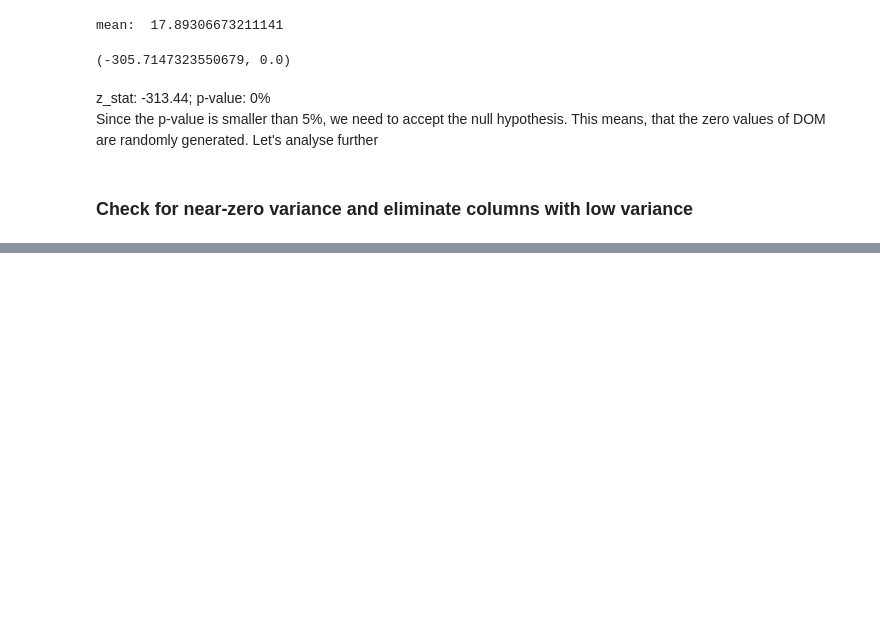
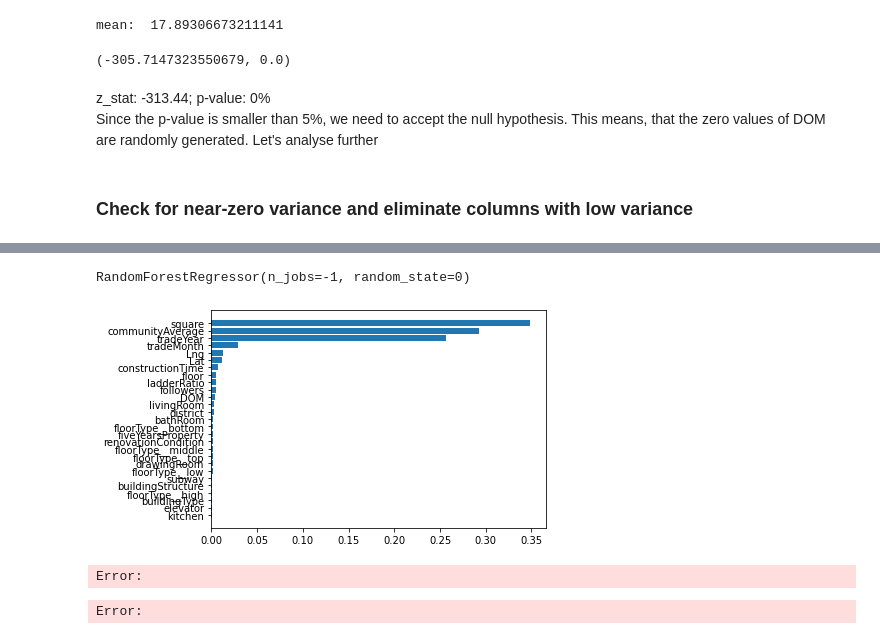
Before and after one commit to fhgr-cds-archive-class-2021/fhgr-3-s-ml-project-group-2, a Jupyter notebook: andre/preprocessing.ipynb, the cells around one changed output, grey strips where cells are left out. Cells and saved outputs as stored; diff of their text form; code cells hidden in the pictures; blank space fills up the shorter version.

```diff
--- a/andre/preprocessing.ipynb
+++ b/andre/preprocessing.ipynb
@@ -324,0 +431,24 @@ AttributeError: 'VarianceThreshold' object has no attribute 'var'
+# %%
+X = df.drop(columns=["totalPrice", "price", "id", "Cid"])
+Y = df["totalPrice"]
+X_train, X_test, y_train, y_test = train_test_split(X, Y, test_size=0.33, random_state=42)
+# %%
+rf = RandomForestRegressor(random_state=0, n_jobs=-1)
+
+rf.fit(X_train,y_train)
+# %% [output]
+RandomForestRegressor(n_jobs=-1, random_state=0)
+# %%
+f_i = list(zip(X.columns,rf.feature_importances_))
+f_i.sort(key = lambda x : x[1])
+plt.barh([x[0] for x in f_i],[x[1] for x in f_i])
+
+plt.show()
+# %% [output]
+[figure, added]
+# %%
+rfe = RFECV(rf,cv=5,scoring="neg_mean_squared_error", n_jobs=-1)
+rfe.fit(X_train,y_train)
+# %% [output]
+Error:
+Error:
```
Also changed, not shown: parts of 22 cells of this notebook.
